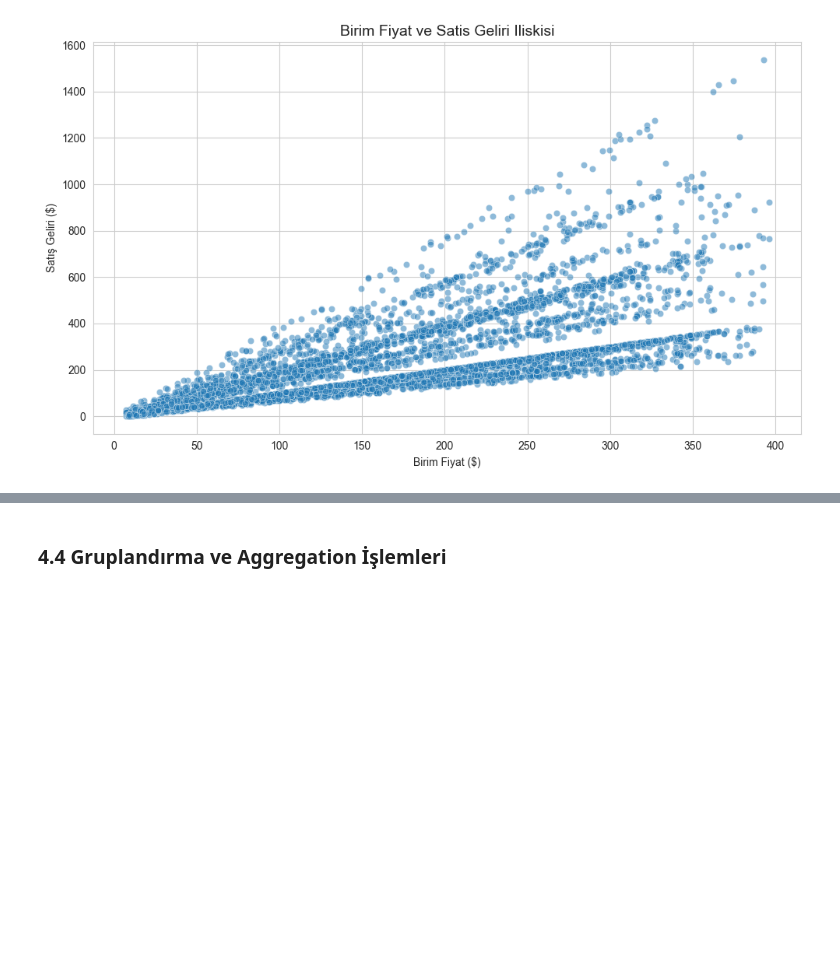
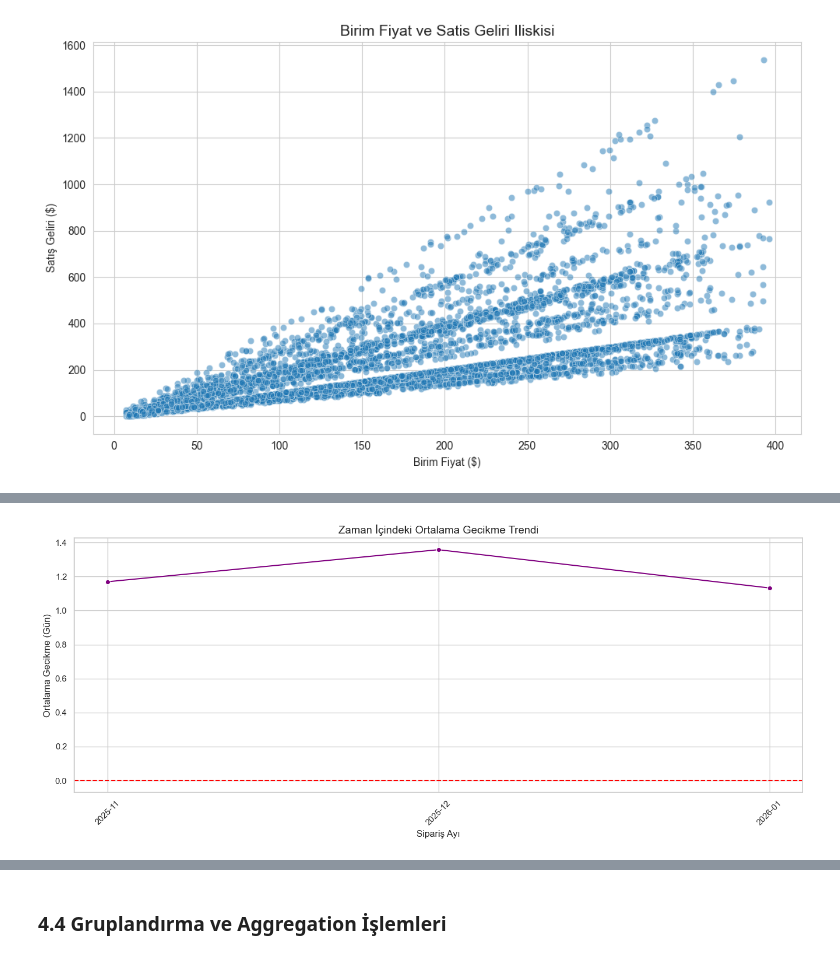
Before and after one commit to Rtur2003/Rtur2003-Data-Science---Python, a Jupyter notebook: Deneme.ipynb, the cells around one changed output, grey strips where cells are left out. Saved outputs shown, nothing was run; the diff lists cells and outputs as text; code cells hidden in the pictures; blank space fills up the shorter version.

```diff
--- a/Deneme.ipynb
+++ b/Deneme.ipynb
@@ -464,0 +504,16 @@ plt.show()
+# %%
+# Sipariş tarihini aylık bazda gruplayıp ortalama gecikme günü
+df['Order_Month'] = df['OrderDateTime'].dt.to_period('M').astype(str)
+monthly_delay = df.groupby('Order_Month')['Delay_Days'].mean().reset_index()
+
+plt.figure(figsize=(14, 6))
+sns.lineplot(data=monthly_delay, x='Order_Month', y='Delay_Days', marker='o', color='purple')
+plt.axhline(0, color='red', linestyle='--', label='Zamanında Sınırı')
+plt.xticks(rotation=45)
+plt.title('Zaman İçindeki Ortalama Gecikme Trendi', fontsize=14)
+plt.ylabel('Ortalama Gecikme (Gün)')
+plt.xlabel('Sipariş Ayı')
+plt.tight_layout()
+plt.show()
+# %% [output]
+[figure, added]
```
Also changed, not shown: parts of 9 cells of this notebook.
